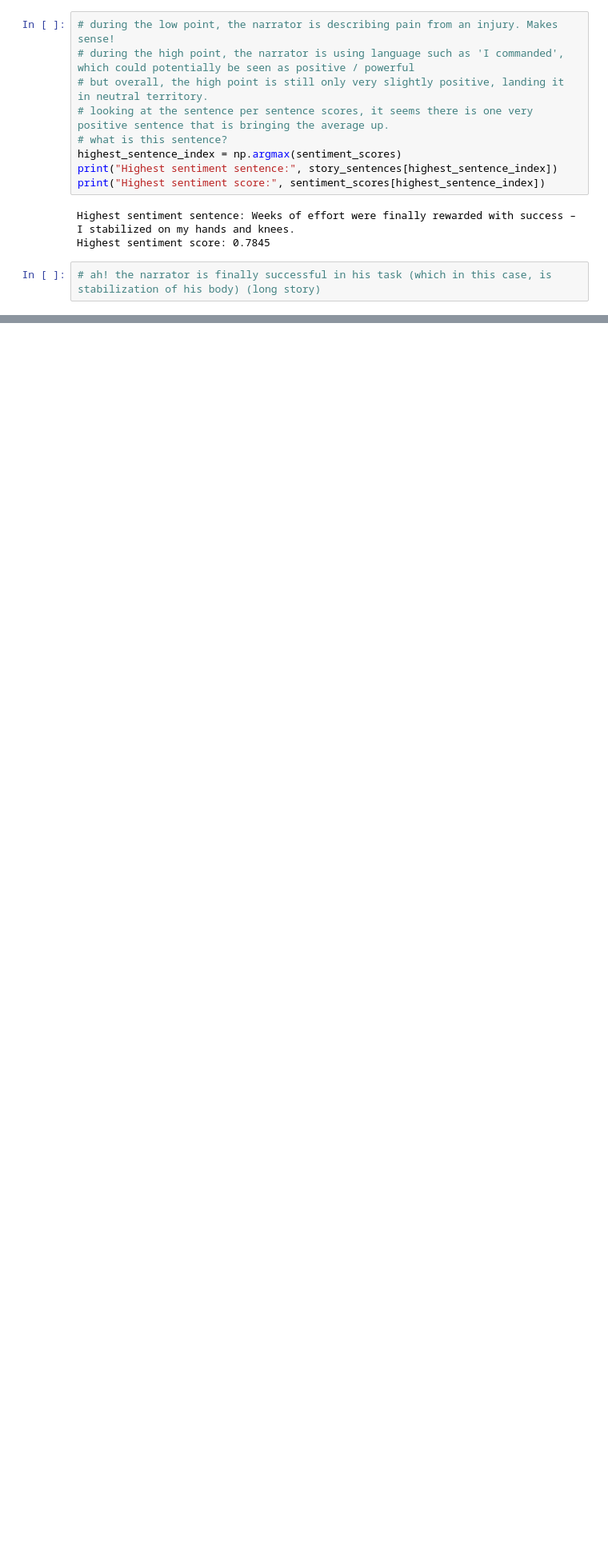
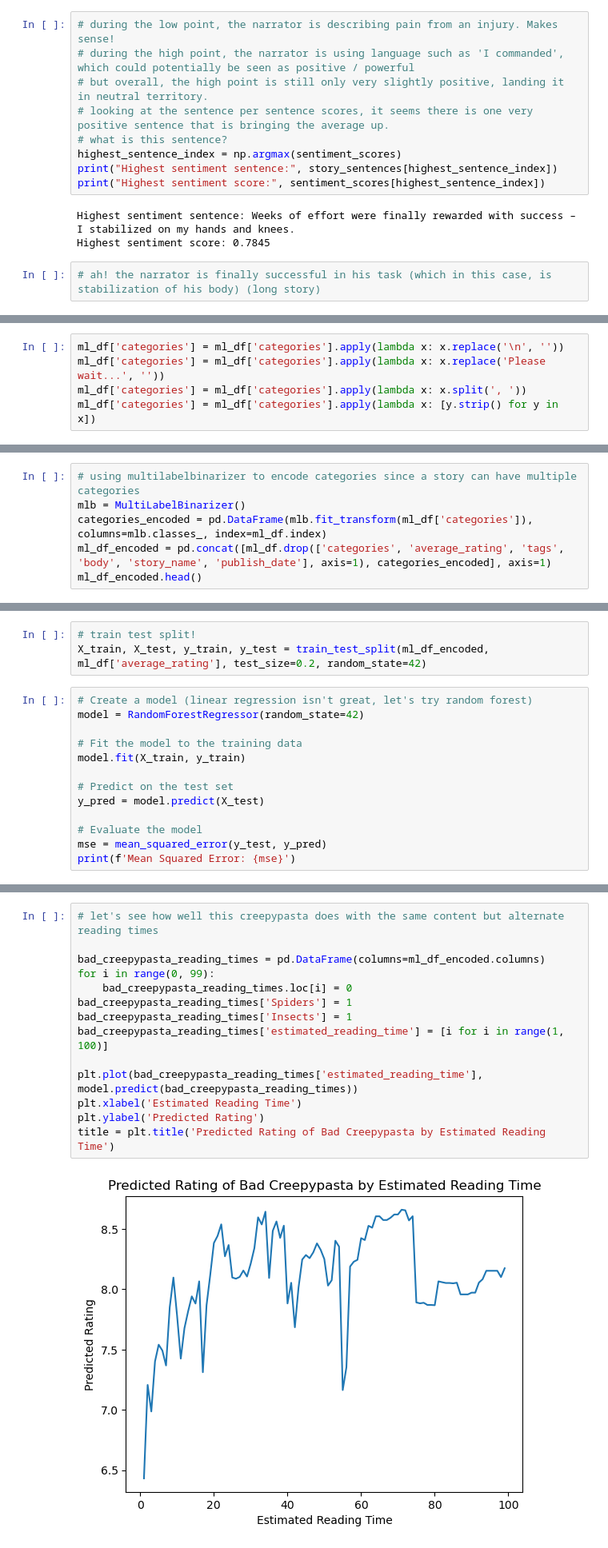
Before and after one commit to BraydenJenkins/creepypasta-analysis, a Jupyter notebook: analysis.ipynb, the cells around one changed output, grey strips where cells are left out. Shown at 80% size. Saved outputs shown, nothing was run; the diff lists cells and outputs as text; blank space fills up the shorter version.

```diff
--- a/analysis.ipynb
+++ b/analysis.ipynb
@@ -500,0 +523,5 @@ Highest sentiment score: 0.7845
+# %%
+ml_df['categories'] = ml_df['categories'].apply(lambda x: x.replace('\n', ''))
+ml_df['categories'] = ml_df['categories'].apply(lambda x: x.replace('Please wait...', ''))
+ml_df['categories'] = ml_df['categories'].apply(lambda x: x.split(', '))
+ml_df['categories'] = ml_df['categories'].apply(lambda x: [y.strip() for y in x])
@@ -500,0 +537,6 @@ Highest sentiment score: 0.7845
+# %%
+# using multilabelbinarizer to encode categories since a story can have multiple categories
+mlb = MultiLabelBinarizer()
+categories_encoded = pd.DataFrame(mlb.fit_transform(ml_df['categories']), columns=mlb.classes_, index=ml_df.index)
+ml_df_encoded = pd.concat([ml_df.drop(['categories', 'average_rating', 'tags', 'body', 'story_name', 'publish_date'], axis=1), categories_encoded], axis=1)
+ml_df_encoded.head()
@@ -500,0 +560,16 @@ Highest sentiment score: 0.7845
+# %%
+# train test split!
+X_train, X_test, y_train, y_test = train_test_split(ml_df_encoded, ml_df['average_rating'], test_size=0.2, random_state=42)
+# %%
+# Create a model (linear regression isn't great, let's try random forest)
+model = RandomForestRegressor(random_state=42)
+
+# Fit the model to the training data
+model.fit(X_train, y_train)
+
+# Predict on the test set
+y_pred = model.predict(X_test)
+
+# Evaluate the model
+mse = mean_squared_error(y_test, y_pred)
+print(f'Mean Squared Error: {mse}')
@@ -500,0 +701,16 @@ Highest sentiment score: 0.7845
+# %%
+# let's see how well this creepypasta does with the same content but alternate reading times
+
+bad_creepypasta_reading_times = pd.DataFrame(columns=ml_df_encoded.columns)
+for i in range(0, 99):
+    bad_creepypasta_reading_times.loc[i] = 0
+bad_creepypasta_reading_times['Spiders'] = 1
+bad_creepypasta_reading_times['Insects'] = 1
+bad_creepypasta_reading_times['estimated_reading_time'] = [i for i in range(1, 100)]
+
+plt.plot(bad_creepypasta_reading_times['estimated_reading_time'], model.predict(bad_creepypasta_reading_times))
+plt.xlabel('Estimated Reading Time')
+plt.ylabel('Predicted Rating')
+title = plt.title('Predicted Rating of Bad Creepypasta by Estimated Reading Time')
+# %% [output]
+[figure, added]
```
Also changed, not shown: parts of 35 cells of this notebook.
